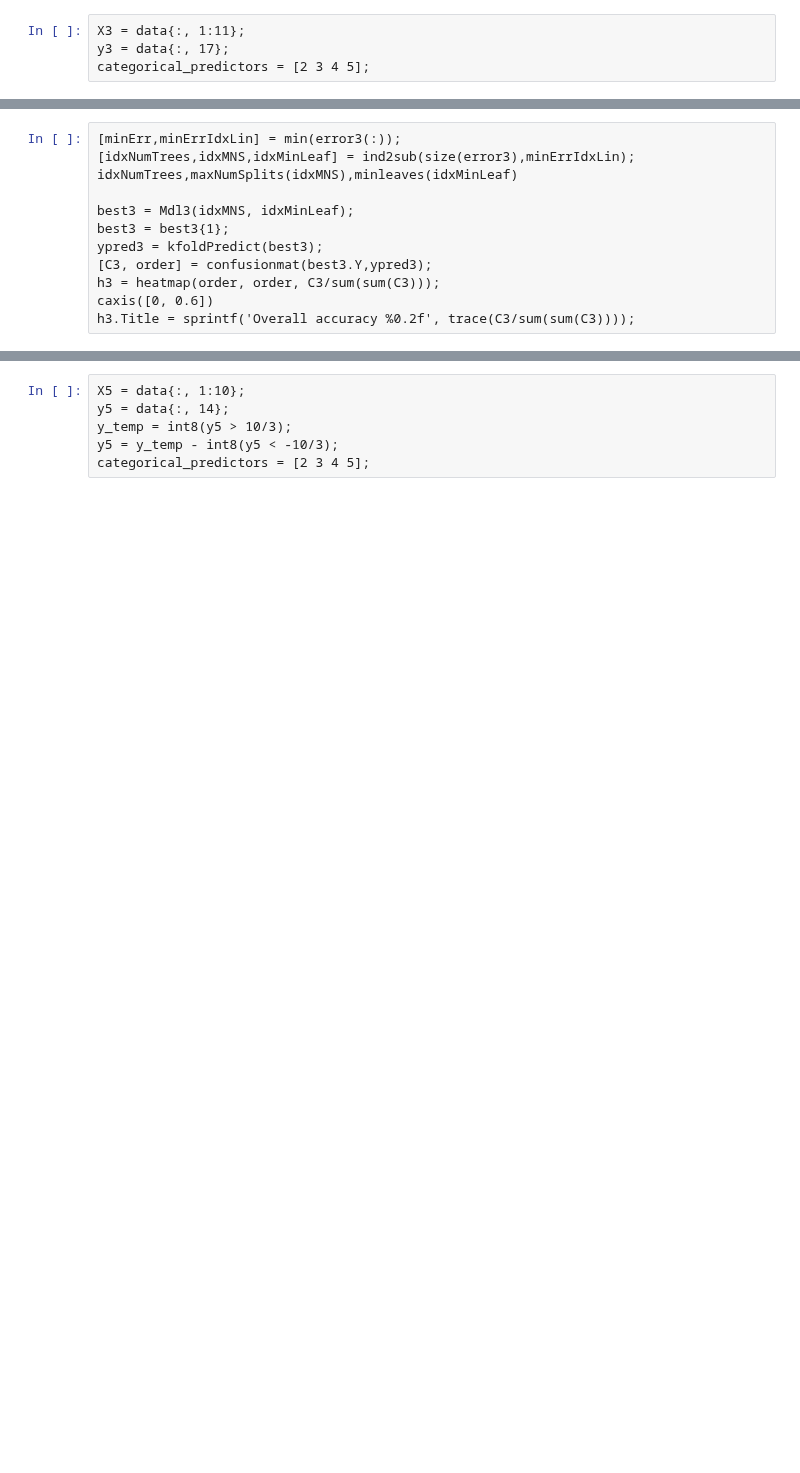
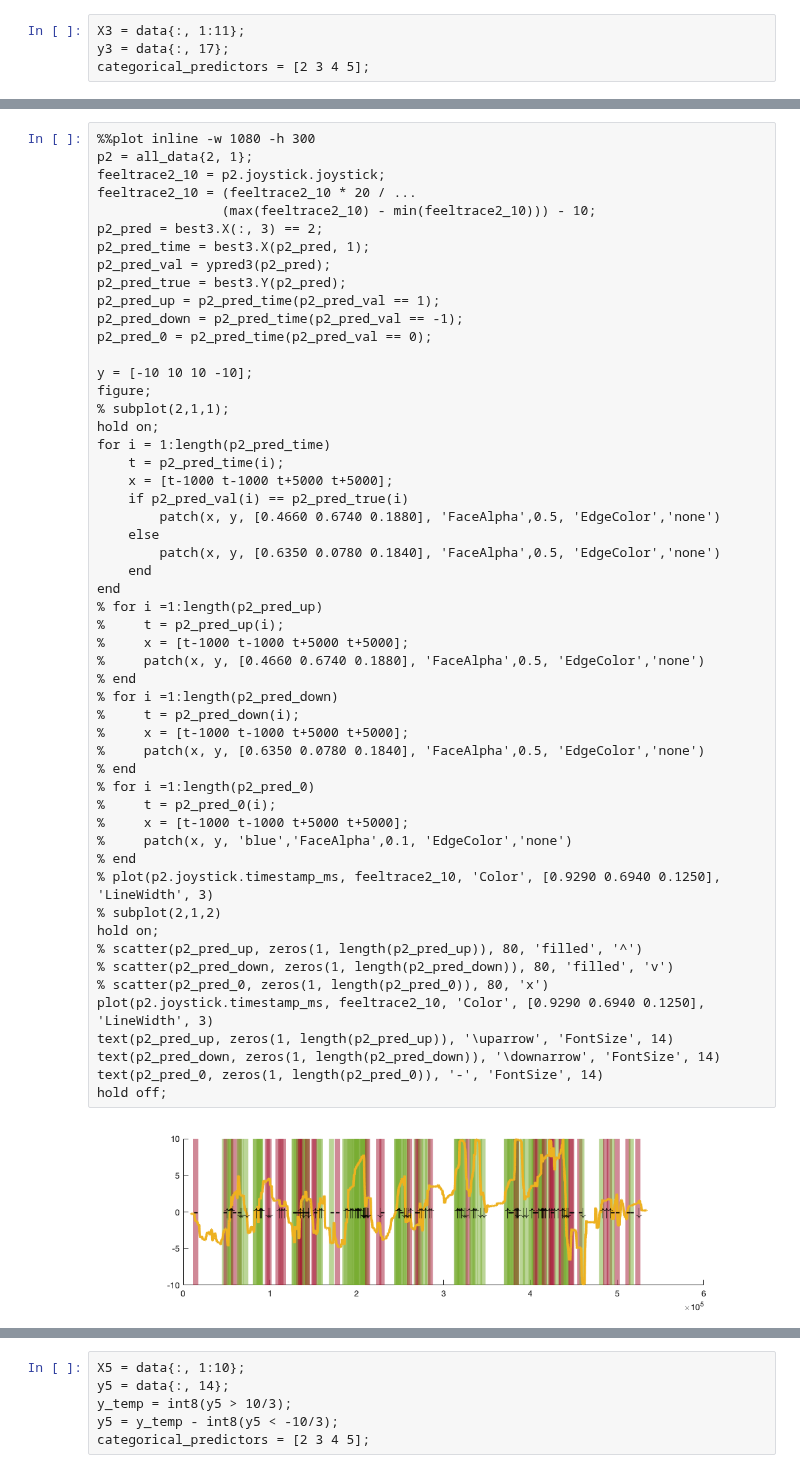
Before and after one commit to ubcspin/EEGTouch, a Jupyter notebook: matlab/classification/event_fsr_to_feeltrace.ipynb, the cells around one changed output, grey strips where cells are left out. Saved outputs shown, nothing was run; the diff lists cells and outputs as text; blank space fills up the shorter version.

```diff
--- a/matlab/classification/event_fsr_to_feeltrace.ipynb
+++ b/matlab/classification/event_fsr_to_feeltrace.ipynb
@@ -392,12 +308,0 @@ error3 = reshape(cell2mat(errorCell),[numTrees numel(maxNumSplits) numel(minleav
-# %%
-[minErr,minErrIdxLin] = min(error3(:));
-[idxNumTrees,idxMNS,idxMinLeaf] = ind2sub(size(error3),minErrIdxLin);
-idxNumTrees,maxNumSplits(idxMNS),minleaves(idxMinLeaf)
-
-best3 = Mdl3(idxMNS, idxMinLeaf);
-best3 = best3{1};
-ypred3 = kfoldPredict(best3);
-[C3, order] = confusionmat(best3.Y,ypred3);
-h3 = heatmap(order, order, C3/sum(sum(C3)));
-caxis([0, 0.6])
-h3.Title = sprintf('Overall accuracy %0.2f', trace(C3/sum(sum(C3))));
@@ -419 +336,56 @@ ans =
+# %%
+%%plot inline -w 1080 -h 300
+p2 = all_data{2, 1};
+feeltrace2_10 = p2.joystick.joystick;
+feeltrace2_10 = (feeltrace2_10 * 20 / ...
+                (max(feeltrace2_10) - min(feeltrace2_10))) - 10;
+p2_pred = best3.X(:, 3) == 2;
+p2_pred_time = best3.X(p2_pred, 1);
+p2_pred_val = ypred3(p2_pred);
+p2_pred_true = best3.Y(p2_pred);
+p2_pred_up = p2_pred_time(p2_pred_val == 1);
+p2_pred_down = p2_pred_time(p2_pred_val == -1);
+p2_pred_0 = p2_pred_time(p2_pred_val == 0);
+
+y = [-10 10 10 -10];
+figure;
+% subplot(2,1,1);
+hold on;
+for i = 1:length(p2_pred_time)
+    t = p2_pred_time(i);
+    x = [t-1000 t-1000 t+5000 t+5000];
+    if p2_pred_val(i) == p2_pred_true(i)
+        patch(x, y, [0.4660 0.6740 0.1880], 'FaceAlpha',0.5, 'EdgeColor','none')
+    else
+        patch(x, y, [0.6350 0.0780 0.1840], 'FaceAlpha',0.5, 'EdgeColor','none')
+    end
+end
+% for i =1:length(p2_pred_up)
+%     t = p2_pred_up(i);
+%     x = [t-1000 t-1000 t+5000 t+5000];
+%     patch(x, y, [0.4660 0.6740 0.1880], 'FaceAlpha',0.5, 'EdgeColor','none')
+% end
+% for i =1:length(p2_pred_down)
+%     t = p2_pred_down(i);
+%     x = [t-1000 t-1000 t+5000 t+5000];
+%     patch(x, y, [0.6350 0.0780 0.1840], 'FaceAlpha',0.5, 'EdgeColor','none')
+% end
+% for i =1:length(p2_pred_0)
+%     t = p2_pred_0(i);
+%     x = [t-1000 t-1000 t+5000 t+5000];
+%     patch(x, y, 'blue','FaceAlpha',0.1, 'EdgeColor','none')
+% end
+% plot(p2.joystick.timestamp_ms, feeltrace2_10, 'Color', [0.9290 0.6940 0.1250], 'LineWidth', 3)
+% subplot(2,1,2)
+hold on;
+% scatter(p2_pred_up, zeros(1, length(p2_pred_up)), 80, 'filled', '^')
+% scatter(p2_pred_down, zeros(1, length(p2_pred_down)), 80, 'filled', 'v')
+% scatter(p2_pred_0, zeros(1, length(p2_pred_0)), 80, 'x')
+plot(p2.joystick.timestamp_ms, feeltrace2_10, 'Color', [0.9290 0.6940 0.1250], 'LineWidth', 3)
+text(p2_pred_up, zeros(1, length(p2_pred_up)), '\uparrow', 'FontSize', 14)
+text(p2_pred_down, zeros(1, length(p2_pred_down)), '\downarrow', 'FontSize', 14)
+text(p2_pred_0, zeros(1, length(p2_pred_0)), '-', 'FontSize', 14)
+hold off;
+# %% [output]
+[figure, added]
 # %% [markdown]
```
Also changed, not shown: parts of 65 cells of this notebook, 7 other files.
